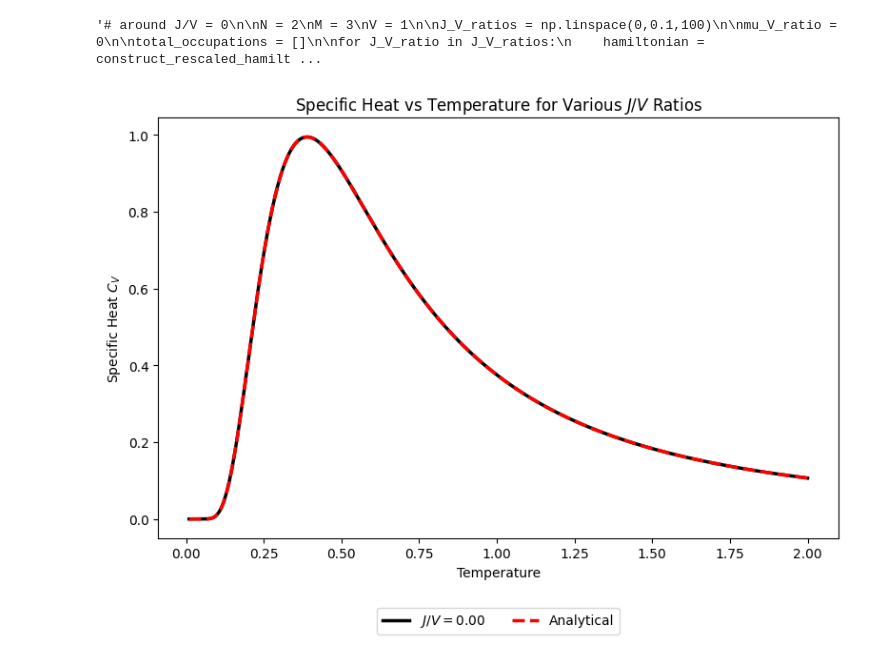
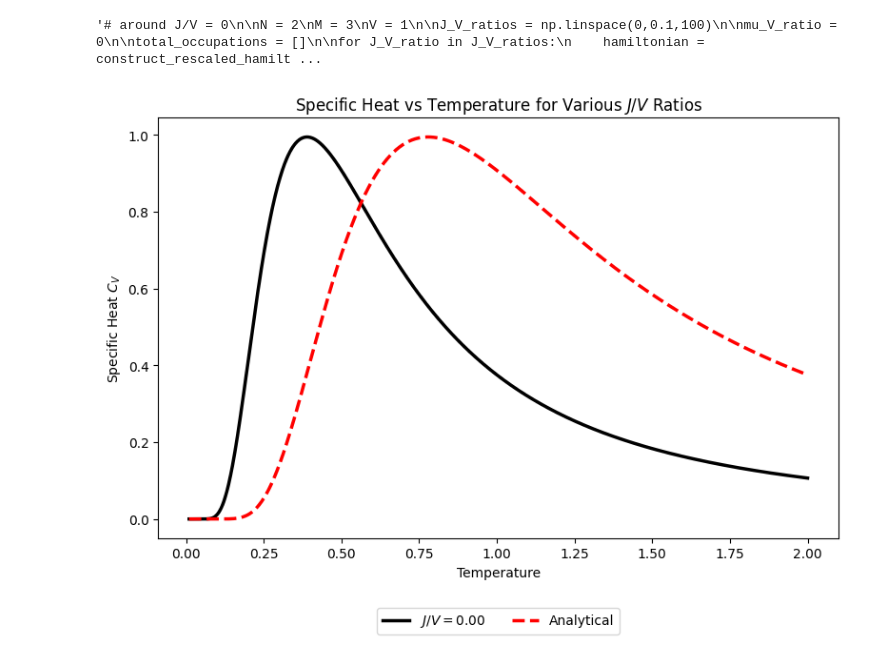
Before and after one commit to jwdesroches/synthetic_dimensions, a Jupyter notebook: paraparticles/finite_temp_paraparticle_numbers.ipynb, the cells around one changed output. Saved outputs shown, nothing was run; the diff lists cells and outputs as text; code cells hidden in the pictures.

Commit message:
updated some phase diagram stuff

```diff
--- a/paraparticles/finite_temp_paraparticle_numbers.ipynb
+++ b/paraparticles/finite_temp_paraparticle_numbers.ipynb
@@ -109,32 +109,32 @@ for i, J_V_ratio in enumerate(J_V_ratios):
     analytical_Cvs = []
 
     hamiltonian = construct_hamiltonian(N, M, V, mu = 0, J = 0, boundary_conditions= "OBC")
     eigenvalues, eigenvectors = exact_diagonalize(hamiltonian)
 
     for beta in betas:
         Cv = calculate_specific_heat(beta, eigenvalues)
         Cv_values.append(Cv)
 
-        V_eff = 0.5
+        V_eff = 1
         analytical_Cv = paraparticle_specific_heat(beta, 1, V_eff)
         analytical_Cvs.append(analytical_Cv)
 
     if J_V_ratio == 0:
         color = "k"
         linewidth = 2.5
     else:
         color = colors(i)
         linewidth = 1.25
 
     ax.plot(temperatures, Cv_values, color=color, linewidth = linewidth, label=f"$J/V = {J_V_ratio:.2f}$")
     ax.plot(temperatures, analytical_Cvs, "r", linestyle='--', linewidth=linewidth, label=f"Analytical")
 
 ax.set_xlabel("Temperature")
 ax.set_ylabel("Specific Heat $C_V$")
 #ax.set_xscale("log")
 ax.set_title("Specific Heat vs Temperature for Various $J/V$ Ratios")
 ax.legend(loc='upper center', bbox_to_anchor=(0.5, -0.15), ncols=5)
 plt.tight_layout()
 plt.show()
 # %% [output]
-[figure, old version]
+[figure, new version]
```
Also changed, not shown: 6 other files.
